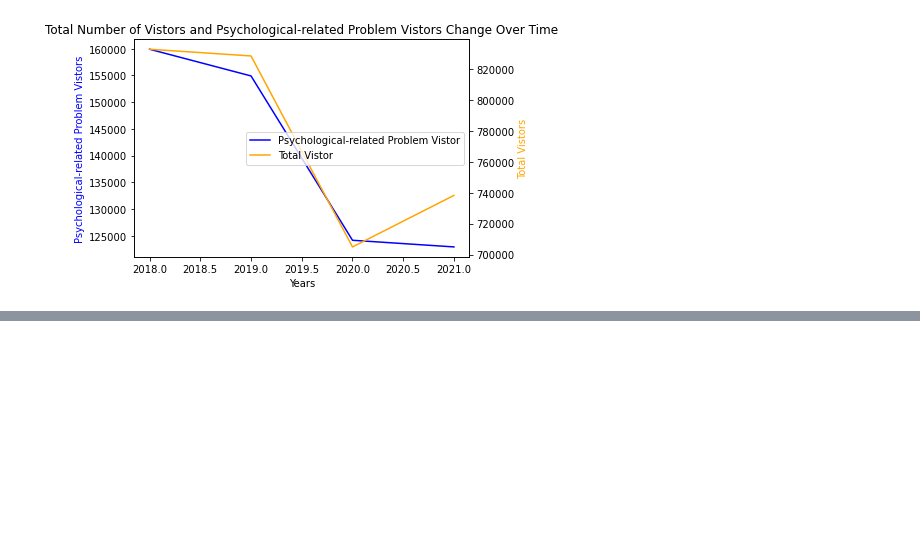
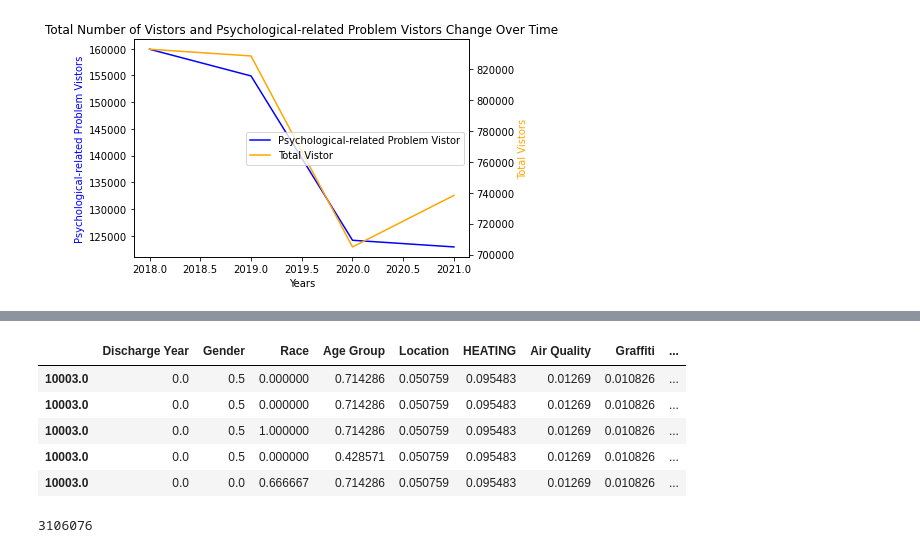
Before and after one commit to Dawei0328/Data-Dive-2023, a Jupyter notebook: datadive.0.1.ipynb, the cells around one changed output, grey strips where cells are left out. Drawn from its saved outputs; the diff is of its cells as text; code cells hidden in the pictures; blank space fills up the shorter version.

```diff
--- a/datadive.0.1.ipynb
+++ b/datadive.0.1.ipynb
@@ -209,0 +382,16 @@ plt.show()
+# %%
+data = merged_df_[['Discharge Year','Gender','Race','Age Group','Street Condition','HEATING','Air Quality','Graffiti','Dirty Conditions','Industrial Waste','Homeless Encampment','Noise',
+             'Overgrown Tree/Branches','Overflowing Litter Baskets','PAINT/PLASTER','Sidewalk Condition','Water Quality']]
+data = data.rename(columns={'Street Condition': 'Location'})
+data.head()
+# %% [output]
+|  | Discharge Year | Gender | Race | Age Group | Location | HEATING | Air Quality | Graffiti | ... |
+| 10003.0 | 0.0 | 0.5 | 0.000000 | 0.714286 | 0.050759 | 0.095483 | 0.01269 | 0.010826 | ... |
+| 10003.0 | 0.0 | 0.5 | 0.000000 | 0.714286 | 0.050759 | 0.095483 | 0.01269 | 0.010826 | ... |
+| 10003.0 | 0.0 | 0.5 | 1.000000 | 0.714286 | 0.050759 | 0.095483 | 0.01269 | 0.010826 | ... |
+| 10003.0 | 0.0 | 0.5 | 0.000000 | 0.428571 | 0.050759 | 0.095483 | 0.01269 | 0.010826 | ... |
+| 10003.0 | 0.0 | 0.0 | 0.666667 | 0.714286 | 0.050759 | 0.095483 | 0.01269 | 0.010826 | ... |
+# %%
+len(data)
+# %% [output]
+3106076
```
Also changed, not shown: parts of 46 cells of this notebook.
